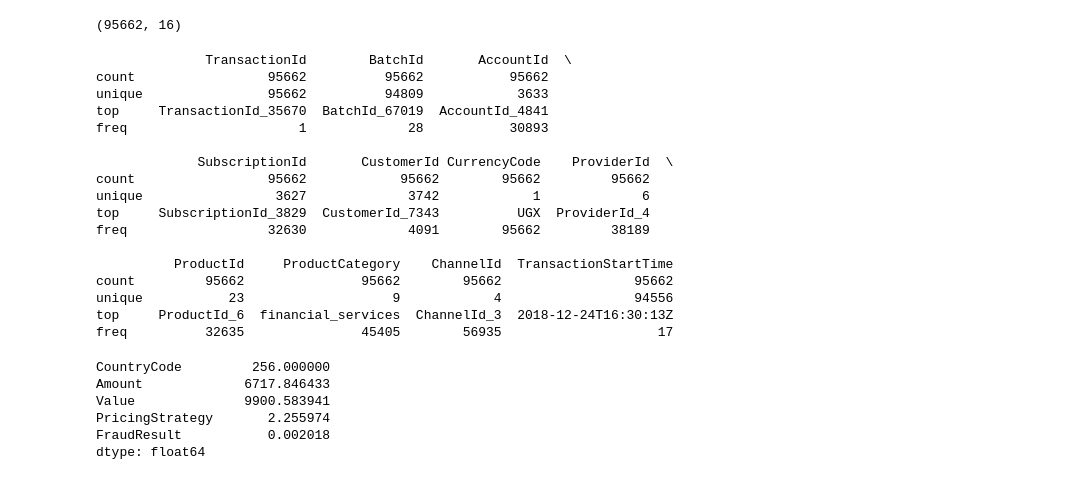
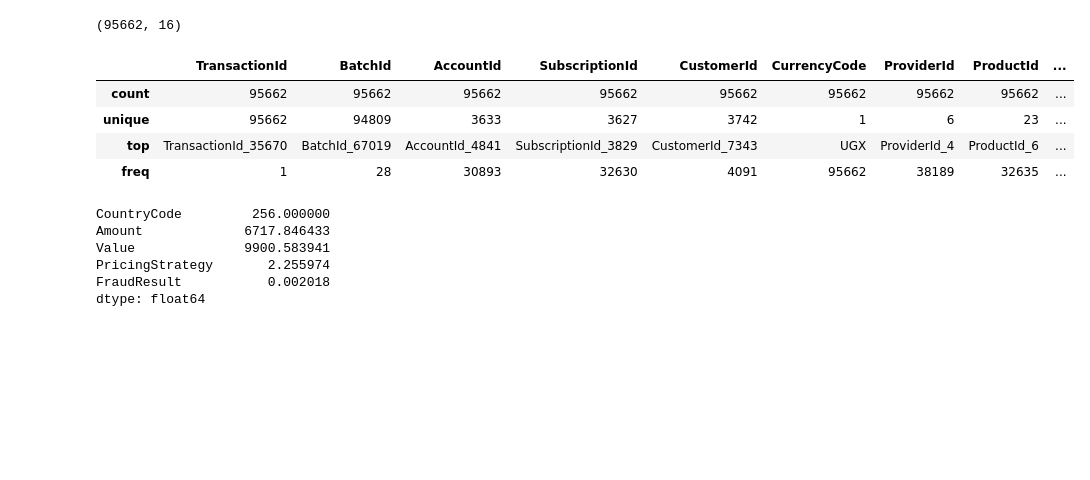
Before and after one commit to Abrham111/bati-bank-credit-score, a Jupyter notebook: notebooks/EDA.ipynb, the cells around one changed output. Drawn from its saved outputs; the diff is of its cells as text; code cells hidden in the pictures; blank space fills up the shorter version.

```diff
--- a/notebooks/EDA.ipynb
+++ b/notebooks/EDA.ipynb
@@ -52,25 +56,13 @@ df.shape
 (95662, 16)
 # %%
 # Summary for categorical columns
-print(df.describe(include=['object', 'category']))
+df.describe(include=['object', 'category'])
 # %% [output]
-              TransactionId        BatchId       AccountId  \
-count                 95662          95662           95662
-unique                95662          94809            3633
-top     TransactionId_35670  BatchId_67019  AccountId_4841
-freq                      1             28           30893
-
-             SubscriptionId       CustomerId CurrencyCode    ProviderId  \
-count                 95662            95662        95662         95662
-unique                 3627             3742            1             6
-top     SubscriptionId_3829  CustomerId_7343          UGX  ProviderId_4
-freq                  32630             4091        95662         38189
-
-          ProductId     ProductCategory    ChannelId  TransactionStartTime
-count         95662               95662        95662                 95662
-unique           23                   9            4                 94556
-top     ProductId_6  financial_services  ChannelId_3  2018-12-24T16:30:13Z
-freq          32635               45405        56935                    17
+|  | TransactionId | BatchId | AccountId | SubscriptionId | CustomerId | CurrencyCode | ProviderId | ProductId | ... |
+| count | 95662 | 95662 | 95662 | 95662 | 95662 | 95662 | 95662 | 95662 | ... |
+| unique | 95662 | 94809 | 3633 | 3627 | 3742 | 1 | 6 | 23 | ... |
+| top | TransactionId_35670 | BatchId_67019 | AccountId_4841 | SubscriptionId_3829 | CustomerId_7343 | UGX | ProviderId_4 | ProductId_6 | ... |
+| freq | 1 | 28 | 30893 | 32630 | 4091 | 95662 | 38189 | 32635 | ... |
 # %%
 df.mean(numeric_only=True)
 # %% [output]
```
Also changed, not shown: parts of 7 cells of this notebook.
